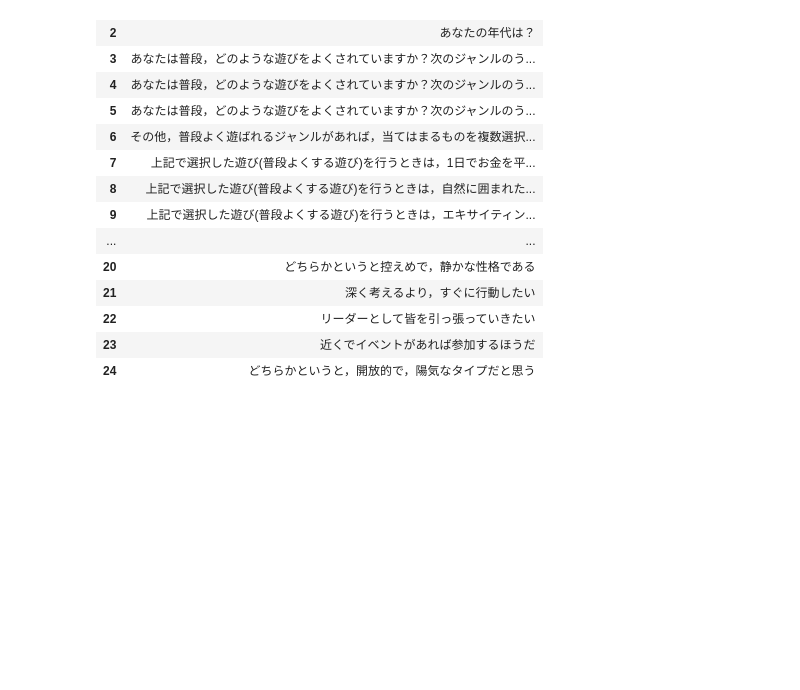
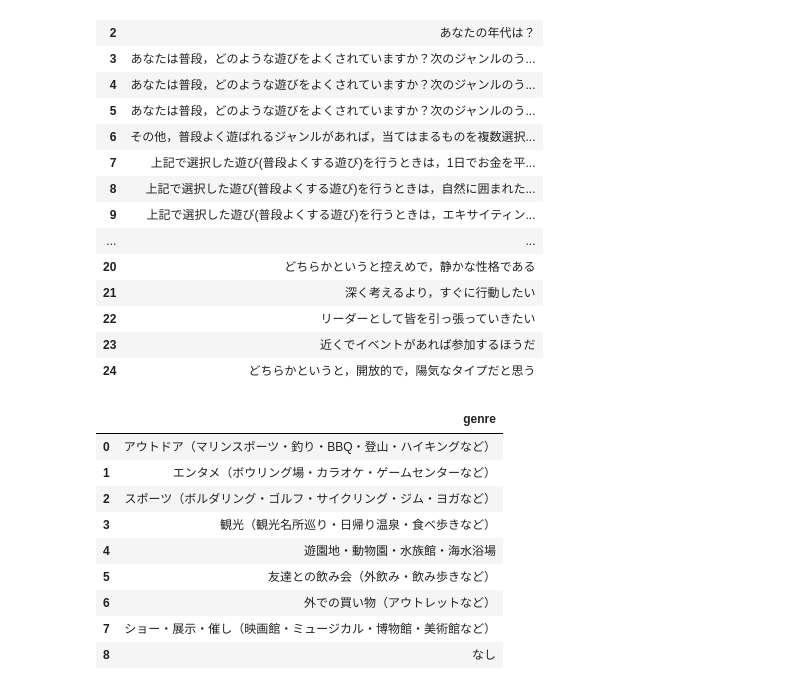
Before and after one commit to yamamoto-yuta/hangout-manager, a Jupyter notebook: src/01_convert_stoi.ipynb, the cells around one changed output. Cells and saved outputs as stored; diff of their text form; code cells hidden in the pictures; blank space fills up the shorter version.

```diff
--- a/src/01_convert_stoi.ipynb
+++ b/src/01_convert_stoi.ipynb
@@ -11,5 +13,6 @@ import pandas as pd
 # %%
 # 回答結果
 input_path = '/home/csv/answers_2020-08-11-1656.csv'
-output_path = '/home/csv/answers_int_2020-08-11-1656.csv'
+output_path = '/home/csv/answers_int.csv'
 question_list_path = '/home/csv/question_list.csv'
+genre_list_path = '/home/csv/genre_list.csv'
@@ -109,3 +124,20 @@ df_questions
 | 22 | リーダーとして皆を引っ張っていきたい |
 | 23 | 近くでイベントがあれば参加するほうだ |
 | 24 | どちらかというと，開放的で，陽気なタイプだと思う |
+# %%
+# ジャンル一覧
+df_genre = pd.DataFrame(lst_genre, columns=['genre'])
+df_genre.to_csv(genre_list_path, index=False)
+
+df_genre
+# %% [output]
+|  | genre |
+| 0 | アウトドア（マリンスポーツ・釣り・BBQ・登山・ハイキングなど） |
+| 1 | エンタメ（ボウリング場・カラオケ・ゲームセンターなど） |
+| 2 | スポーツ（ボルダリング・ゴルフ・サイクリング・ジム・ヨガなど） |
+| 3 | 観光（観光名所巡り・日帰り温泉・食べ歩きなど） |
+| 4 | 遊園地・動物園・水族館・海水浴場 |
+| 5 | 友達との飲み会（外飲み・飲み歩きなど） |
+| 6 | 外での買い物（アウトレットなど） |
+| 7 | ショー・展示・催し（映画館・ミュージカル・博物館・美術館など） |
+| 8 | なし |
```
Also changed, not shown: parts of 7 cells of this notebook.
